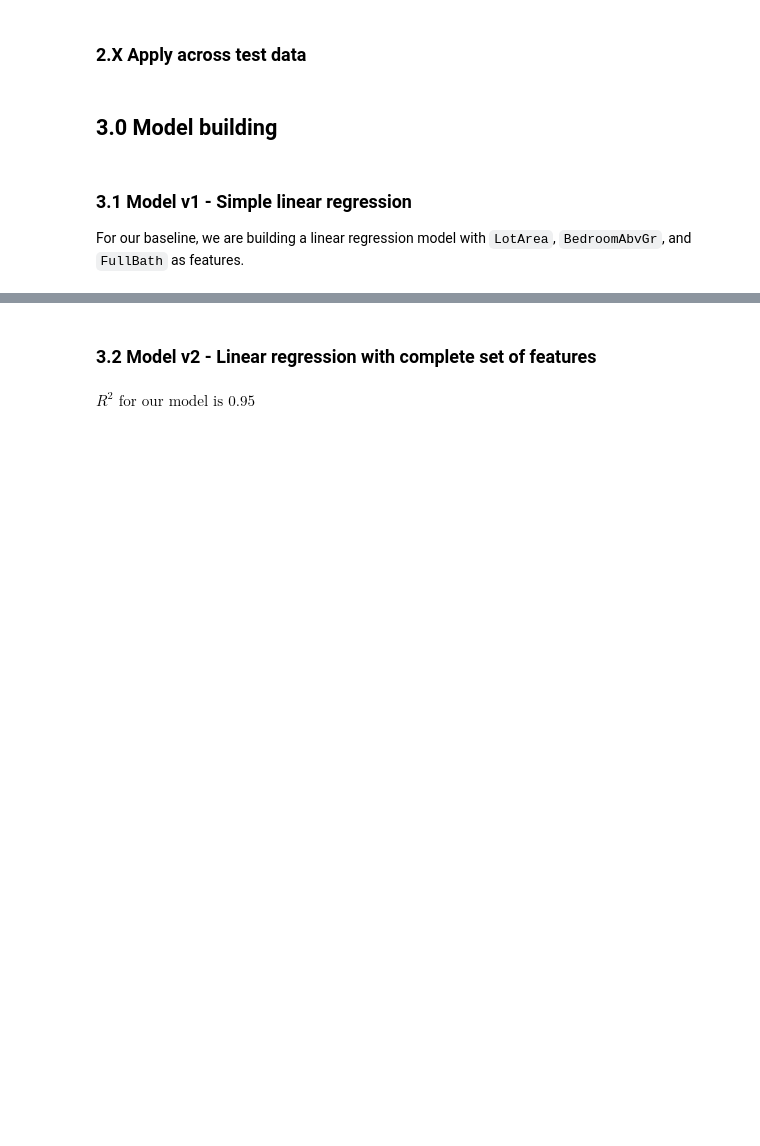
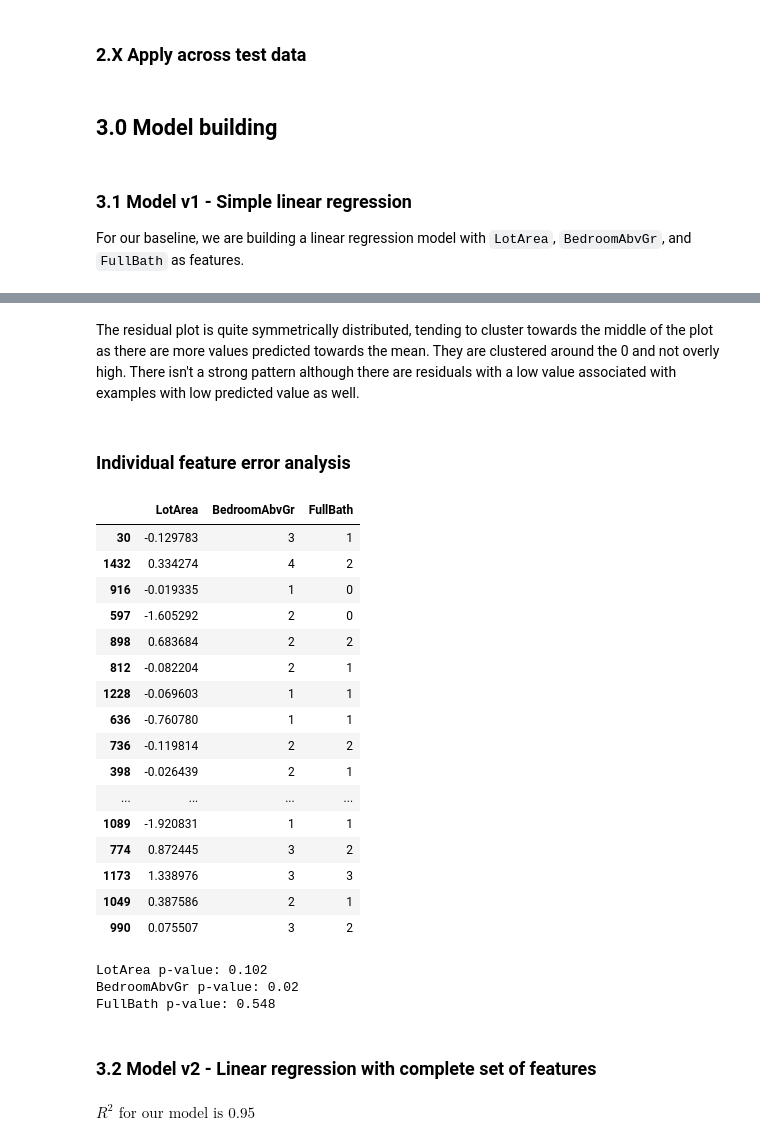
Before and after one commit to Sean-Koval/207-project-home-price, a Jupyter notebook: notebooks/baseline.ipynb, the cells around one changed output, grey strips where cells are left out. Cells and saved outputs as stored; diff of their text form; code cells hidden in the pictures; blank space fills up the shorter version.

```diff
--- a/notebooks/baseline.ipynb
+++ b/notebooks/baseline.ipynb
@@ -486,3 +493,37 @@ FullBath p-value: 0.548
+# %% [markdown]
+The residual plot is quite symmetrically distributed, tending to cluster towards the middle of the plot as there are more values predicted towards the mean. They are clustered around the 0 and not overly high. There isn't a strong pattern although there are residuals with a low value associated with examples with low predicted value as well.
+# %% [markdown]
+### Individual feature error analysis
+# %%
+top_10_percent_of_X_dev = int(X_dev.shape[0] * 0.1)
+X_largest_residuals = get_largest_residuals(y_pred, y_dev, n=top_10_percent_of_X_dev)
+# looking at the data with the largest residuals
+X_largest_residuals
+# %% [output]
+|  | LotArea | BedroomAbvGr | FullBath |
+| 30 | -0.129783 | 3 | 1 |
+| 1432 | 0.334274 | 4 | 2 |
+| 916 | -0.019335 | 1 | 0 |
+| 597 | -1.605292 | 2 | 0 |
+| 898 | 0.683684 | 2 | 2 |
+| 812 | -0.082204 | 2 | 1 |
+| 1228 | -0.069603 | 1 | 1 |
+| 636 | -0.760780 | 1 | 1 |
+| 736 | -0.119814 | 2 | 2 |
+| 398 | -0.026439 | 2 | 1 |
+| ... | ... | ... | ... |
+| 1089 | -1.920831 | 1 | 1 |
+| 774 | 0.872445 | 3 | 2 |
+| 1173 | 1.338976 | 3 | 3 |
+| 1049 | 0.387586 | 2 | 1 |
+| 990 | 0.075507 | 3 | 2 |
+# %%
+# for each feature, look at the p-values of the difference between the top residuals and the data overall
+get_p_values_of_difference(X_largest_residuals, X_dev)
+# %% [output]
+LotArea p-value: 0.102
+BedroomAbvGr p-value: 0.02
+FullBath p-value: 0.548
 # %% [markdown]
 ### 3.2 Model v2 - Linear regression with complete set of features
 # %%
```
Also changed, not shown: parts of 40 cells of this notebook.
